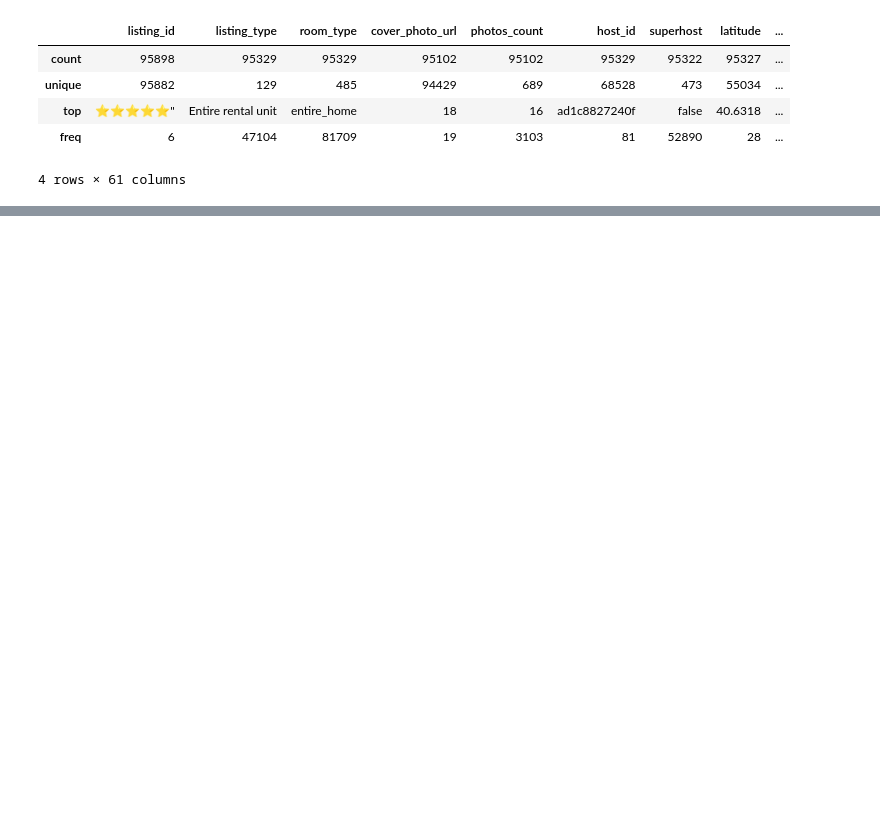
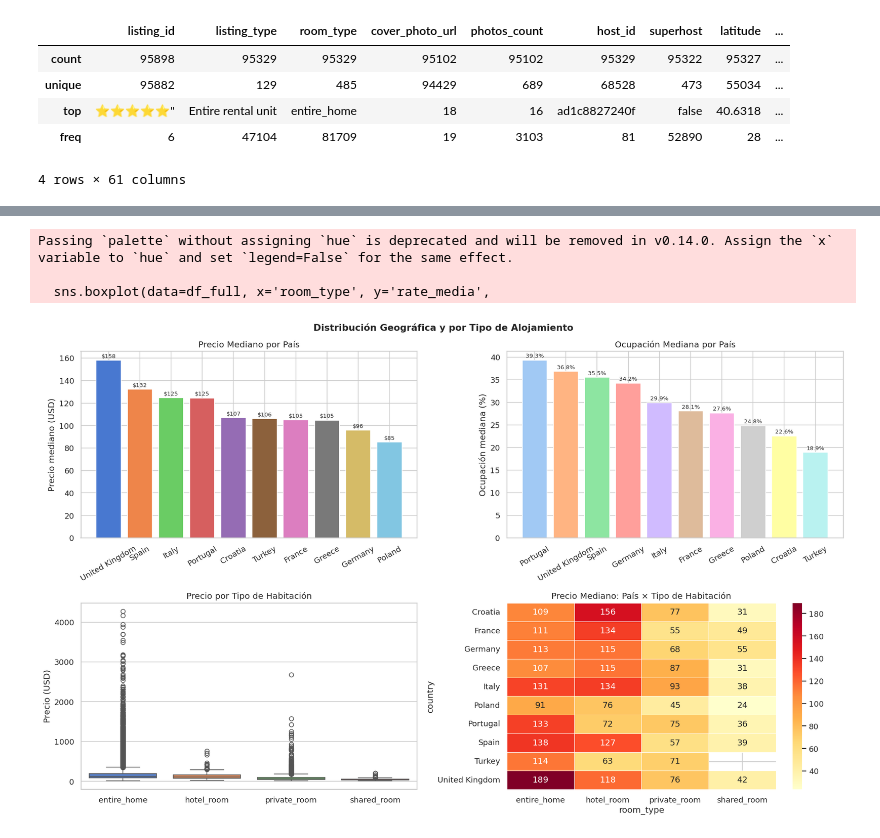
Before and after one commit to Rajevic-0/Proyecto-Mineria-De-Datos, a Jupyter notebook: Notebooks/Hito_1.ipynb, the cells around one changed output, grey strips where cells are left out. Cells and saved outputs as stored; diff of their text form; code cells hidden in the pictures; blank space fills up the shorter version.

```diff
--- a/Notebooks/Hito_1.ipynb
+++ b/Notebooks/Hito_1.ipynb
@@ -308,0 +327,19 @@ native_revenue                    0.730           1.000
+# %%
+num_vars = [
+    'rate_media', 'occ_media', 'occ_std', 'revenue_total',
+    'rate_std', 'lead_time_media', 'estadia_media',
+    'guests', 'bedrooms', 'num_reviews', 'rating_overall',
+    'professional_management']
+num_vars = [c for c in num_vars if c in df_full.columns]
+for c in num_vars:
+    df_full[c] = pd.to_numeric(df_full[c], errors='coerce')
+
+print("Estadísticas descriptivas:")
+print("="*55)
+print(df_full[num_vars].describe().round(2).to_string())
+
+print("\nCoeficiente de Variación (mayor CV = más señal):")
+print("="*55)
+cv = (df_full[num_vars].std() / df_full[num_vars].mean() * 100).sort_values(ascending=False)
+for col, val in cv.items():
+    print(f"  {col:30s} CV={val:.1f}%")
@@ -308,0 +369,53 @@ native_revenue                    0.730           1.000
+# %%
+fig, axes = plt.subplots(2, 2, figsize=(16, 10))
+top_countries = df_full['country'].value_counts().head(10).index
+
+# 1. Precio mediano por país
+country_price = (df_full[df_full['country'].isin(top_countries)]
+    .groupby('country')['rate_media'].median()
+    .sort_values(ascending=False).reset_index())
+axes[0, 0].bar(country_price['country'], country_price['rate_media'],
+               color=sns.color_palette('muted', len(country_price)))
+axes[0, 0].set_title('Precio Mediano por País')
+axes[0, 0].set_ylabel('Precio mediano (USD)')
+axes[0, 0].tick_params(axis='x', rotation=30)
+for bar, val in zip(axes[0, 0].patches, country_price['rate_media']):
+    axes[0, 0].text(bar.get_x() + bar.get_width()/2, bar.get_height() + 1,
+                    f'${val:.0f}', ha='center', va='bottom', fontsize=8)
+
+# 2. Ocupación mediana por país
+country_occ = (df_full[df_full['country'].isin(top_countries)]
+    .groupby('country')['occ_media'].median()
+    .sort_values(ascending=False).reset_index())
+axes[0, 1].bar(country_occ['country'], country_occ['occ_media'] * 100,
+               color=sns.color_palette('pastel', len(country_occ)))
+axes[0, 1].set_title('Ocupación Mediana por País')
+axes[0, 1].set_ylabel('Ocupación mediana (%)')
+axes[0, 1].tick_params(axis='x', rotation=30)
+for bar, val in zip(axes[0, 1].patches, country_occ['occ_media']):
+    axes[0, 1].text(bar.get_x() + bar.get_width()/2, bar.get_height() + 0.3,
+                    f'{val*100:.1f}%', ha='center', va='bottom', fontsize=8)
+
+# 3. Boxplot precio por room_type
+order_rt = df_full.groupby('room_type')['rate_media'].median().sort_values(ascending=False).index
+sns.boxplot(data=df_full, x='room_type', y='rate_media',
+            order=order_rt, palette='muted', ax=axes[1, 0])
+axes[1, 0].set_title('Precio por Tipo de Habitación')
+axes[1, 0].set_xlabel('')
+axes[1, 0].set_ylabel('Precio (USD)')
+
+# 4. Heatmap precio mediano país × room_type
+pivot = df_full[df_full['country'].isin(top_countries)].pivot_table(
+    values='rate_media', index='country', columns='room_type', aggfunc='median')
+sns.heatmap(pivot, annot=True, fmt='.0f', cmap='YlOrRd', linewidths=0.5, ax=axes[1, 1])
+axes[1, 1].set_title('Precio Mediano: País × Tipo de Habitación')
+
+plt.suptitle('Distribución Geográfica y por Tipo de Alojamiento',
+             fontsize=13, fontweight='bold')
+plt.tight_layout()
+plt.show()
+# %% [output]
+Passing `palette` without assigning `hue` is deprecated and will be removed in v0.14.0. Assign the `x` variable to `hue` and set `legend=False` for the same effect.
+
+  sns.boxplot(data=df_full, x='room_type', y='rate_media',
+[figure, added]
```
Also changed, not shown: parts of 43 cells of this notebook.
